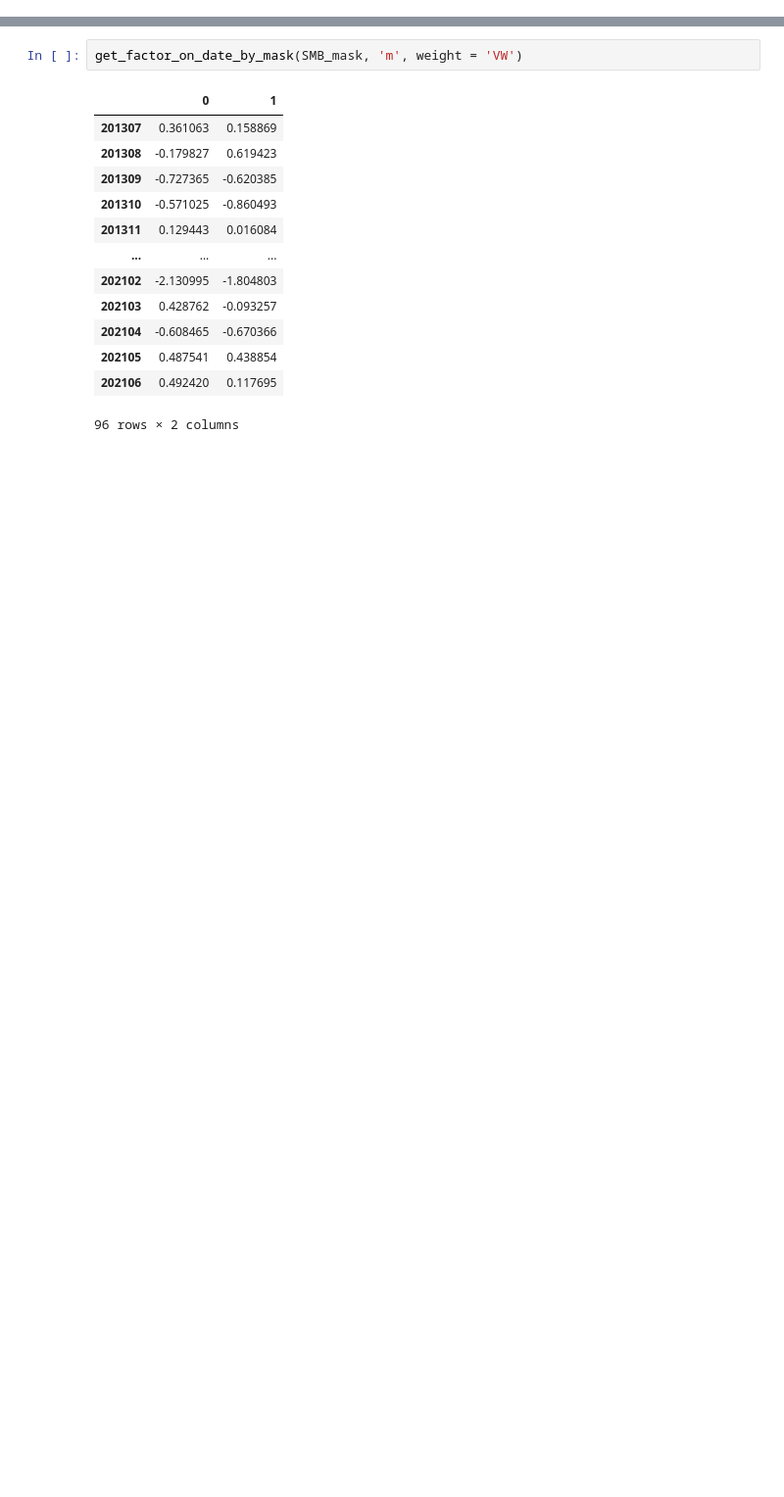
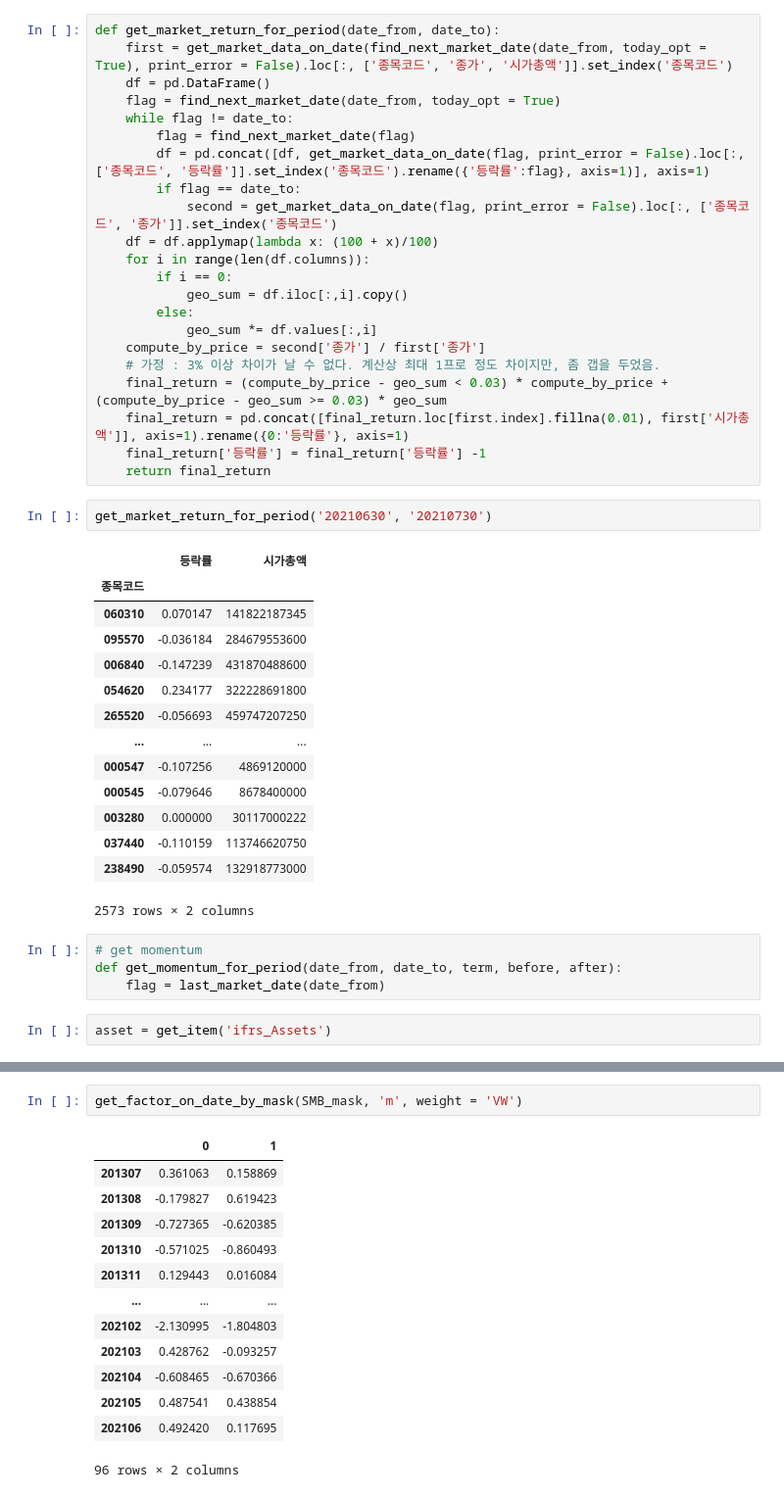
Before and after one commit to Eternity402/Factor_Investing, a Jupyter notebook: Sirius_API.ipynb, the cells around one changed output, grey strips where cells are left out. Shown at 98% size. Drawn from its saved outputs; the diff is of its cells as text; blank space fills up the shorter version.

```diff
--- a/Sirius_API.ipynb
+++ b/Sirius_API.ipynb
@@ -416,3 +406,48 @@ def get_factor_on_date_by_mask(mask, term = 'd', winsorize_limits = 0.01, weight
             factor = [np.mean(x) for x in return_list]
             total_factor.append(factor)
         return pd.DataFrame(total_factor, index = date_list)
+# %%
+def get_market_return_for_period(date_from, date_to):
+    first = get_market_data_on_date(find_next_market_date(date_from, today_opt = True), print_error = False).loc[:, ['종목코드', '종가', '시가총액']].set_index('종목코드')
+    df = pd.DataFrame()
+    flag = find_next_market_date(date_from, today_opt = True)
+    while flag != date_to:
+        flag = find_next_market_date(flag)
+        df = pd.concat([df, get_market_data_on_date(flag, print_error = False).loc[:,['종목코드', '등락률']].set_index('종목코드').rename({'등락률':flag}, axis=1)], axis=1)
+        if flag == date_to:
+            second = get_market_data_on_date(flag, print_error = False).loc[:, ['종목코드', '종가']].set_index('종목코드')
+    df = df.applymap(lambda x: (100 + x)/100)
+    for i in range(len(df.columns)):
+        if i == 0:
+            geo_sum = df.iloc[:,i].copy()
+        else:
+            geo_sum *= df.values[:,i]
+    compute_by_price = second['종가'] / first['종가']
+    # 가정 : 3% 이상 차이가 날 수 없다. 계산상 최대 1프로 정도 차이지만, 좀 갭을 두었음.
+    final_return = (compute_by_price - geo_sum < 0.03) * compute_by_price + (compute_by_price - geo_sum >= 0.03) * geo_sum
+    final_return = pd.concat([final_return.loc[first.index].fillna(0.01), first['시가총액']], axis=1).rename({0:'등락률'}, axis=1)
+    final_return['등락률'] = final_return['등락률'] -1
+    return final_return
+# %%
+get_market_return_for_period('20210630', '20210730')
+# %% [output]
+|  | 등락률 | 시가총액 |
+| 종목코드 |  |  |
+| 060310 | 0.070147 | 141822187345 |
+| 095570 | -0.036184 | 284679553600 |
+| 006840 | -0.147239 | 431870488600 |
+| 054620 | 0.234177 | 322228691800 |
+| 265520 | -0.056693 | 459747207250 |
+| ... | ... | ... |
+| 000547 | -0.107256 | 4869120000 |
+| 000545 | -0.079646 | 8678400000 |
+| 003280 | 0.000000 | 30117000222 |
+| 037440 | -0.110159 | 113746620750 |
+| 238490 | -0.059574 | 132918773000 |
+2573 rows × 2 columns
+# %%
+# get momentum
+def get_momentum_for_period(date_from, date_to, term, before, after):
+    flag = last_market_date(date_from)
+# %%
+asset = get_item('ifrs_Assets')
```
Also changed, not shown: parts of 9 cells of this notebook.
